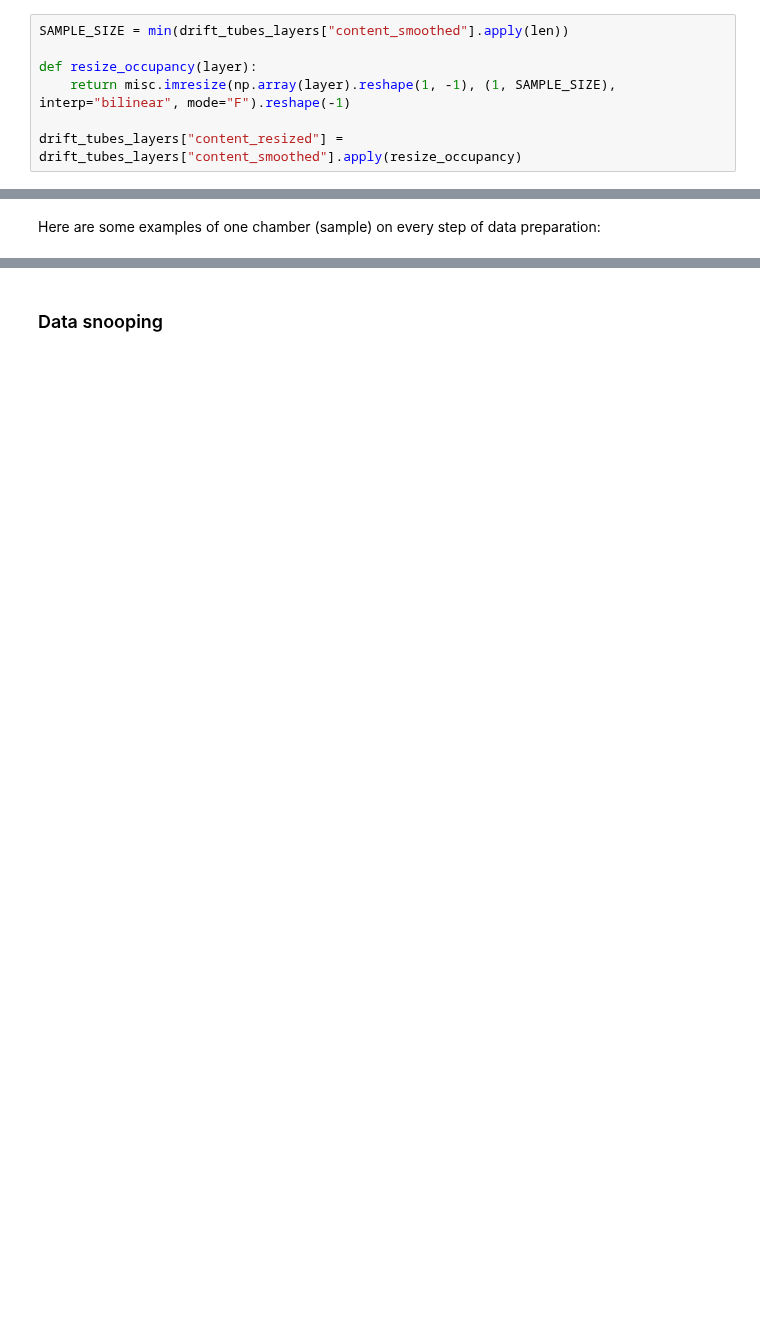
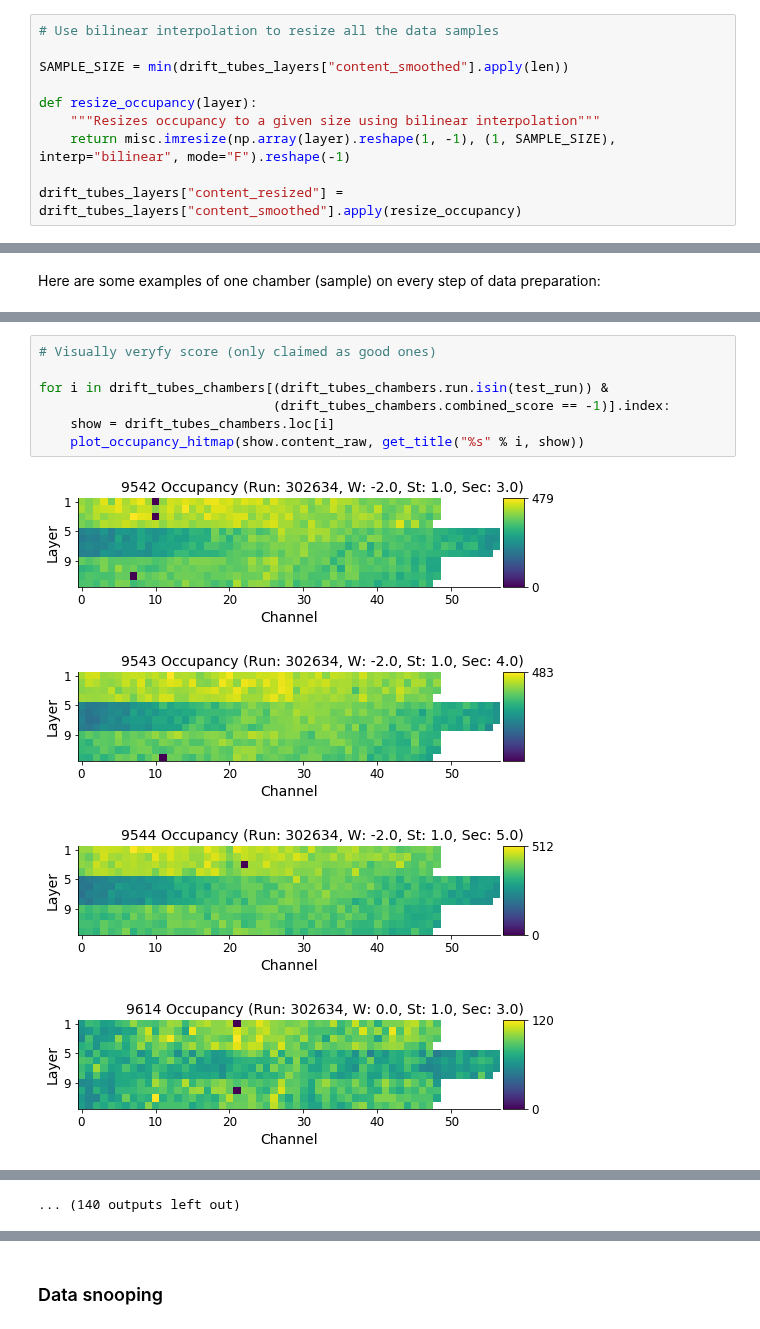
Before and after one commit to jang00777/DT-Digi-Occupancy, a Jupyter notebook: notebooks/autoencoders.ipynb, the cells around one changed output, grey strips where cells are left out. Drawn from its saved outputs; the diff is of its cells as text; blank space fills up the shorter version.

```diff
--- a/notebooks/autoencoders.ipynb
+++ b/notebooks/autoencoders.ipynb
@@ -102,7 +150,10 @@ Use bilinear interpolation to resize all the data samples to match the requireme
 # %%
+# Use bilinear interpolation to resize all the data samples
+
 SAMPLE_SIZE = min(drift_tubes_layers["content_smoothed"].apply(len))
 
 def resize_occupancy(layer):
+    """Resizes occupancy to a given size using bilinear interpolation"""
     return misc.imresize(np.array(layer).reshape(1, -1), (1, SAMPLE_SIZE), interp="bilinear", mode="F").reshape(-1)
 
 drift_tubes_layers["content_resized"] = drift_tubes_layers["content_smoothed"].apply(resize_occupancy)
@@ -666,0 +341,12 @@ Training for wheel -1 and 1 and station 3 with 644 samples.
+# %%
+# Visually veryfy score (only claimed as good ones)
+
+for i in drift_tubes_chambers[(drift_tubes_chambers.run.isin(test_run)) &
+                              (drift_tubes_chambers.combined_score == -1)].index:
+    show = drift_tubes_chambers.loc[i]
+    plot_occupancy_hitmap(show.content_raw, get_title("%s" % i, show))
+# %% [output]
+[figure, added]
+[figure, added]
+[figure, added]
+[figure, added]
@@ -666,0 +361 @@ Training for wheel -1 and 1 and station 3 with 644 samples.
+... (140 outputs left out)
```
Also changed, not shown: parts of 166 cells of this notebook, 2 other files.
